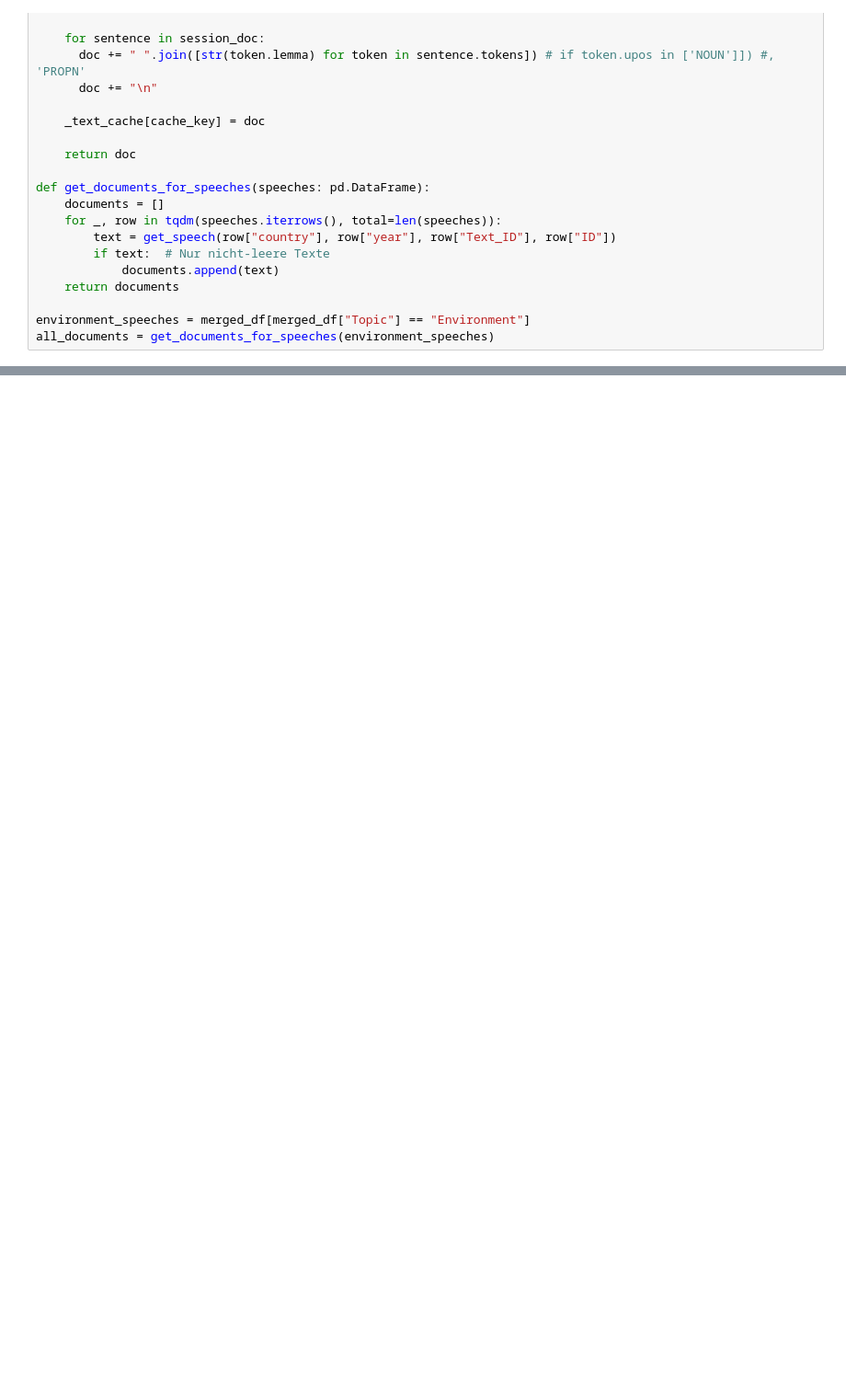
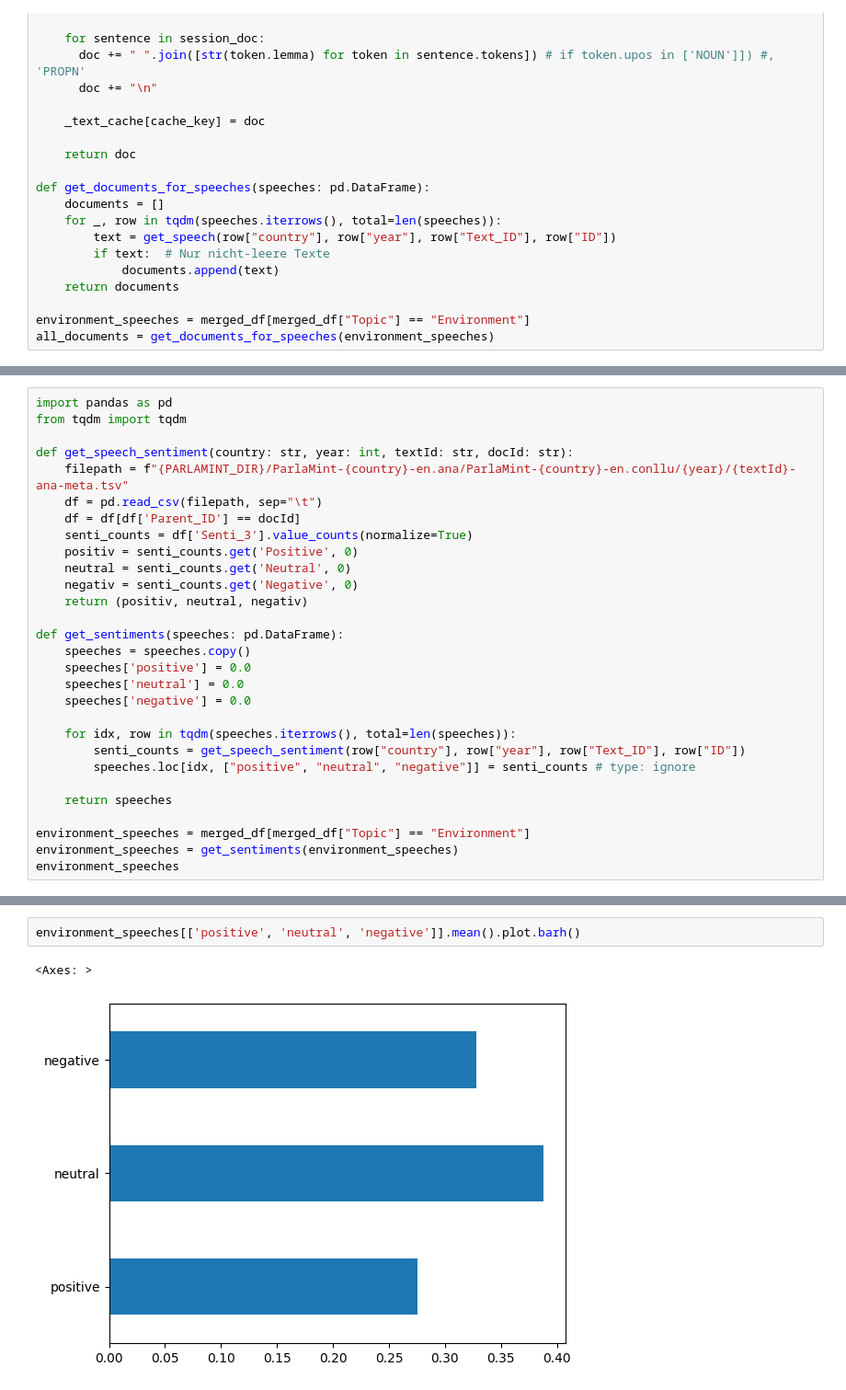
Before and after one commit to luca-heitmann/data-science-courses, a Jupyter notebook: digital-humanities/climate-debates/testing.ipynb, the cells around one changed output, grey strips where cells are left out. Shown at 92% size. Drawn from its saved outputs; the diff is of its cells as text; blank space fills up the shorter version.

Commit message:
sentiments

```diff
--- a/digital-humanities/climate-debates/testing.ipynb
+++ b/digital-humanities/climate-debates/testing.ipynb
@@ -1633,0 +1658,29 @@ Anzahl Features: 348
+# %%
+import pandas as pd
+from tqdm import tqdm
+
+def get_speech_sentiment(country: str, year: int, textId: str, docId: str):
+    filepath = f"{PARLAMINT_DIR}/ParlaMint-{country}-en.ana/ParlaMint-{country}-en.conllu/{year}/{textId}-ana-meta.tsv"
+    df = pd.read_csv(filepath, sep="\t")
+    df = df[df['Parent_ID'] == docId]
+    senti_counts = df['Senti_3'].value_counts(normalize=True)
+    positiv = senti_counts.get('Positive', 0)
+    neutral = senti_counts.get('Neutral', 0)
+    negativ = senti_counts.get('Negative', 0)
+    return (positiv, neutral, negativ)
+
+def get_sentiments(speeches: pd.DataFrame):
+    speeches = speeches.copy()
+    speeches['positive'] = 0.0
+    speeches['neutral'] = 0.0
+    speeches['negative'] = 0.0
+
+    for idx, row in tqdm(speeches.iterrows(), total=len(speeches)):
+        senti_counts = get_speech_sentiment(row["country"], row["year"], row["Text_ID"], row["ID"])
+        speeches.loc[idx, ["positive", "neutral", "negative"]] = senti_counts # type: ignore
+
+    return speeches
+
+environment_speeches = merged_df[merged_df["Topic"] == "Environment"]
+environment_speeches = get_sentiments(environment_speeches)
+environment_speeches
@@ -1633,0 +1701,5 @@ Anzahl Features: 348
+# %%
+environment_speeches[['positive', 'neutral', 'negative']].mean().plot.barh()
+# %% [output]
+<Axes: >
+[figure, added]
```
Also changed, not shown: parts of 10 cells of this notebook, 7 other files.
